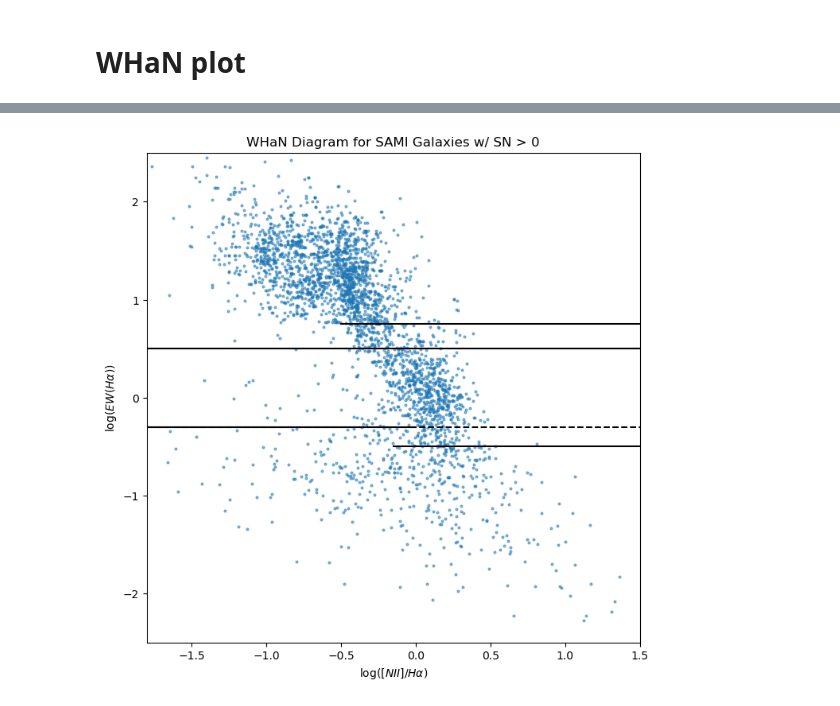
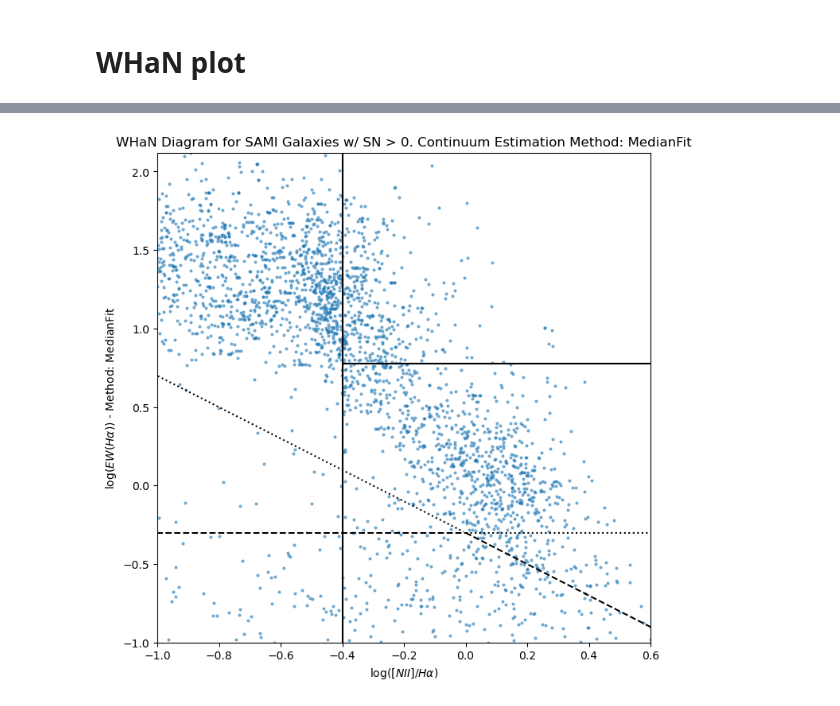
Before and after one commit to mspan4/sami_tools_smc_mspa4681, a Jupyter notebook: Code/EW_Ha_analysis.ipynb, the cells around one changed output, grey strips where cells are left out. Drawn from its saved outputs; the diff is of its cells as text; code cells hidden in the pictures.

Commit message:
Added Fernandes 2011 lines

```diff
--- a/Code/EW_Ha_analysis.ipynb
+++ b/Code/EW_Ha_analysis.ipynb
@@ -456,38 +452,88 @@ SAMI_spectra_table_hdu[SAMI_spectra_table_hdu['CATID'] == CATID]['HALPHA_1_4_ARC
 # %% [markdown]
 # WHaN plot
 # %%
-fig, ax = plt.subplots(1,1, figsize=(8,8))
+
+estimation_methods = ('MedianFit', 'LineFit')[:1]
+
 
 with fits.open(shared_catalogue_filepath + "HAlpha_EW_Table.fits") as Ha_EW_hdul:
     Ha_EW_table = Table(Ha_EW_hdul[1].data)
+
+print(Ha_EW_table.colnames)
 
 with fits.open( os.path.join(catalogue_filepath, SAMI_spectra_catalogue) ) as SAMI_spectra_hdul:
     SAMI_spectra_table_hdu = Table(SAMI_spectra_hdul[1].data)
 
 
 reduced_spectra_table = SAMI_spectra_table_hdu.copy()
+
 reduced_spectra_table.keep_columns(['CATID', 'NII6583_1_4_ARCSECOND', 'NII6583_1_4_ARCSECOND_ERR', 'HALPHA_1_4_ARCSECOND', 'HALPHA_1_4_ARCSECOND_ERR'])
-# print(reduced_spectra_table)
-HA_EW_NII_HA_table = join(Ha_EW_table, reduced_spectra_table, keys='CATID', join_type='inner')
 
-SN_lim=0
-SN_mask = (HA_EW_NII_HA_table['HALPHA_1_4_ARCSECOND'] / HA_EW_NII_HA_table['HALPHA_1_4_ARCSECOND_ERR'] > SN_lim) & (HA_EW_NII_HA_table['NII6583_1_4_ARCSECOND'] / HA_EW_NII_HA_table['NII6583_1_4_ARCSECOND_ERR'] > SN_lim) & (HA_EW_NII_HA_table['HAlpha_EW'] / HA_EW_NII_HA_table['HAlpha_EW_err'] > SN_lim)
+for method in estimation_methods:
+    fig, ax = plt.subplots(1,1, figsize=(8,8))
 
-plt.plot(np.log10(HA_EW_NII_HA_table['NII6583_1_4_ARCSECOND'][SN_mask] / HA_EW_NII_HA_table['HALPHA_1_4_ARCSECOND'][SN_mask]), np.log10(HA_EW_NII_HA_table['HAlpha_EW'][SN_mask]), 'o', markersize=2, alpha=0.5)
+
+    # print(reduced_spectra_table)
+
+    reduced_HA_EW_table = Ha_EW_table.copy()
+    reduced_HA_EW_table.keep_columns(['CATID', f'HAlpha_EW_{method}', f'HAlpha_EW_err_{method}'])
+    reduced_HA_EW_table.rename_columns([f'HAlpha_EW_{method}', f'HAlpha_EW_err_{method}'], ['HAlpha_EW', 'HAlpha_EW_err'])
+
+    HA_EW_NII_HA_table = join(reduced_HA_EW_table, reduced_spectra_table, keys='CATID', join_type='inner')
+
+    SN_lim=0
+    SN_mask = (HA_EW_NII_HA_table['HALPHA_1_4_ARCSECOND'] / HA_EW_NII_HA_table['HALPHA_1_4_ARCSECOND_ERR'] > SN_lim) & (HA_EW_NII_HA_table['NII6583_1_4_ARCSECOND'] / HA_EW_NII_HA_table['NII6583_1_4_ARCSECOND_ERR'] > SN_lim) & (HA_EW_NII_HA_table['HAlpha_EW'] / HA_EW_NII_HA_table['HAlpha_EW_err'] > SN_lim)
+
+    plt.plot(np.log10(HA_EW_NII_HA_table['NII6583_1_4_ARCSECOND'][SN_mask] / HA_EW_NII_HA_table['HALPHA_1_4_ARCSECOND'][SN_mask]), np.log10(HA_EW_NII_HA_table['HAlpha_EW'][SN_mask]), 'o', markersize=2, alpha=0.5)
+
+
+
+    plt.xlabel(r"$\log([NII]/H\alpha)$")
+    plt.ylabel(r"$\log(EW(H\alpha))$" + f" - Method: {method}")
+
+    plt.title(f"WHaN Diagram for SAMI Galaxies w/ SN > {SN_lim}. Continuum Estimation Method: {method}")
+
+
+def plot_WHaN_lines(ax, paper='Cid Fernandes et al. (2011)'):
+    xrange = ax.get_xlim()
+    yrange = ax.get_ylim()
+
+    xs = np.linspace(xrange[0], xrange[1], 1000)
+
+    if paper == 'Cid Fernandes et al. (2011)':
+        m_line = (np.log10(5)-np.log10(0.5))/(-1-0)
+        c_line = np.log10(0.5)
+
+        # uncertain lines
+        ax.plot(xs[xs<0], m_line*xs[xs<0] + c_line, 'k:')
+        ax.plot([0, xrange[1]], [np.log10(0.5)]*2, 'k:')
+
+        # passive galaxy lines
+        ax.plot(xs[xs>0], m_line*xs[xs>0] + c_line, 'k--')
+        ax.plot([xrange[0], 0], [np.log10(0.5)]*2, 'k--')
+
+        ax.plot([-0.4, xrange[1]], [np.log10(6)]*2, color='k') # K06 Seyfert/LINER line
+        ax.axvline(-0.4, color='k') # S06 SF/AGN line
+
+
+
+    # m_line = (5-0.5)/(-1-0)
+    # c_line = 0.5
+
+    # plt.plot(xs, m_line*xs + c_line, 'k.')
+    # plt.plot([-1, 0], [np.log10(5), np.log10(0.5)], 'k.', linewidth=1)
+
+plot_WHaN_lines(ax)
+
 
 # add the WHaN plot lines
-plt.xlim(-1.8, 1.5)
-plt.ylim(-2.5, 2.5)
+plt.xlim(-1, 0.6)
+plt.ylim(-1, 2.12)
 
-plt.axhline(0.5, color='k')
-plt.axhline(-0.3, xmax=0, color='k')
-plt.plot([-2, 0], [-0.3]*2, 'k-')
-plt.plot([-0.5, 2], [0.75]*2, 'k-')
-plt.axhline(-0.3, xmin=0, color='k', linestyle='--')
-plt.axhline(-0.5, xmin=0.5, color='k')
-
-plt.xlabel(r"$\log([NII]/H\alpha)$")
-plt.ylabel(r"$\log(EW(H\alpha))$")
-
-plt.title(f"WHaN Diagram for SAMI Galaxies w/ SN > {SN_lim}")
+# plt.axhline(0.5, color='k')
+# plt.axhline(-0.3, xmax=0, color='k')
+# plt.plot([-2, 0], [-0.3]*2, 'k-')
+# plt.plot([-0.5, 2], [0.75]*2, 'k-')
+# plt.axhline(-0.3, xmin=0, color='k', linestyle='--')
+# plt.axhline(-0.5, xmin=0.5, color='k')
 # %% [output]
@@ -495 +542 @@ Text(0.5, 1.0, 'WHaN Diagram for SAMI Galaxies w/ SN > 0')
-[figure, old version]
+[figure, new version]
```
Also changed, not shown: parts of 3 cells of this notebook.
